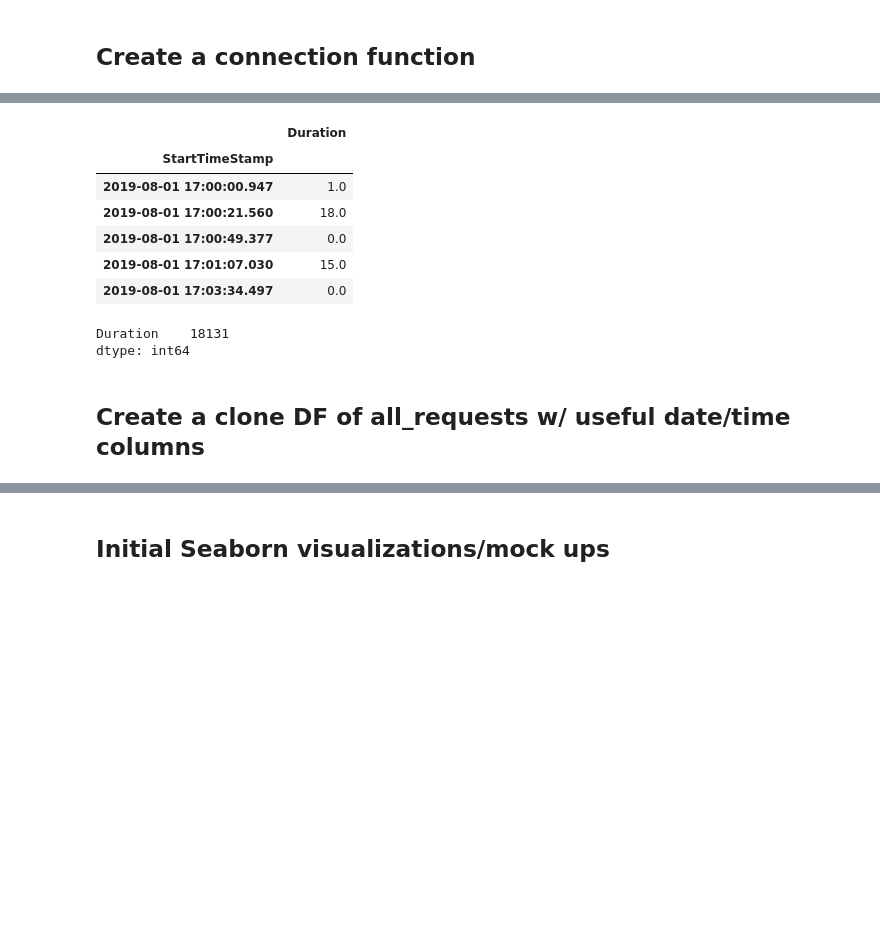
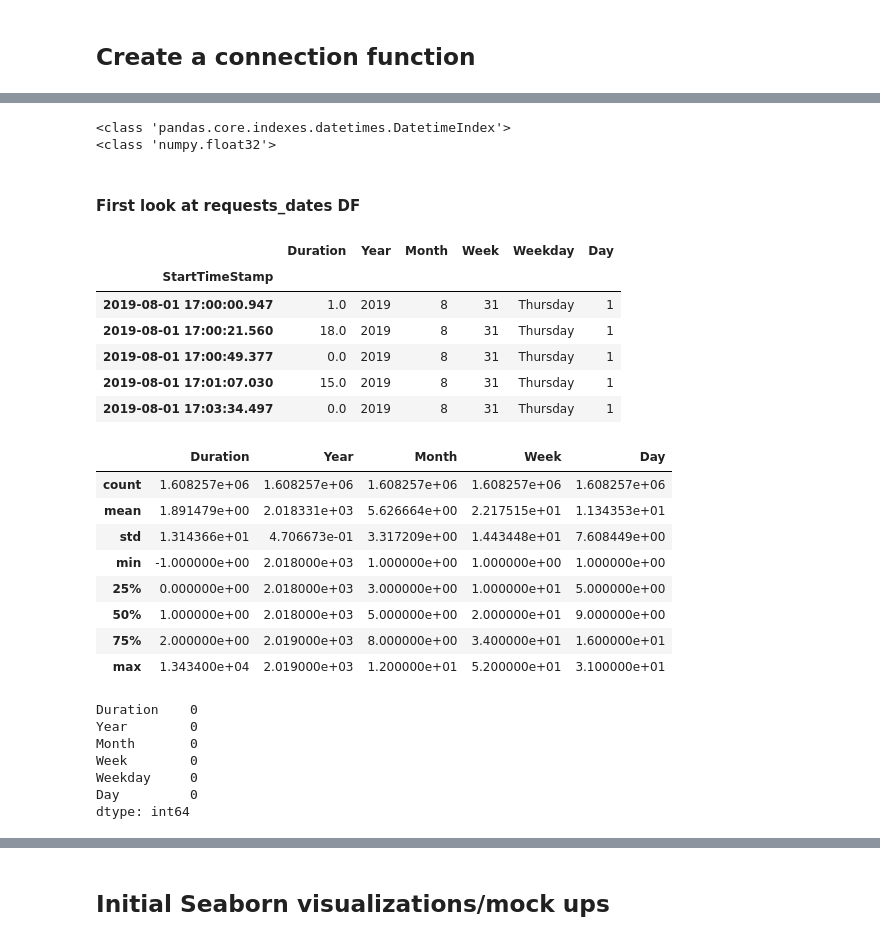
Before and after one commit to leilanihagen/interject-datacell-request-time-data-exploration, a Jupyter notebook: datacell_request_time_v2.ipynb, the cells around one changed output, grey strips where cells are left out. Drawn from its saved outputs; the diff is of its cells as text; code cells hidden in the pictures; blank space fills up the shorter version.

```diff
--- a/datacell_request_time_v2.ipynb
+++ b/datacell_request_time_v2.ipynb
@@ -65,0 +87,29 @@ True
+# %%
+def reload_requests_dates_dataframe(start_year: int, end_year: int) -> pd.DataFrame:
+    ''' Reload the requests_dates DataFrame for a new year range. Gives the option of passing
+        in an existing instance of requests DF (must be from a call to reload_requests_dataframe())
+        or, if dataframe=None, this function will instantiate a new basis requests DF. '''
+
+    # BUGGGY:
+#     if (dataframe is None):
+#         requests_base = reload_requests_dataframe(start_year, end_year)
+#         # Decrease memory usage for requests_base:
+#         requests_base['Duration'] = requests_base['Duration'].astype('float32')
+#     else:
+#         requests_base = dataframe
+
+    requests_base = reload_requests_dataframe(start_year, end_year)
+
+    # Create DF of requests with useful dates columns:
+    requests_dates = requests_base
+    requests_dates['Year'] = requests_base.index.year
+    requests_dates['Month'] = requests_base.index.month
+    requests_dates['Week'] = requests_base.index.week
+    requests_dates['Weekday'] = requests_base.index.weekday_name
+    requests_dates['Day'] = requests_base.index.day
+#     requests_dates.dropna(inplace=True)
+
+    # Decrease memory usage for requests_dates:
+    requests_dates[['Year', 'Month', 'Week', 'Day']] = requests_dates[['Year', 'Month', 'Week', 'Day']].astype('int16')
+
+    return requests_dates
@@ -80,17 +154,40 @@ all_requests.describe()
+# %%
+print(type(requests.index))
+print(type(requests['Duration'][0]))
+# %% [output]
+<class 'pandas.core.indexes.datetimes.DatetimeIndex'>
+<class 'numpy.float32'>
+# %% [markdown]
+#### First look at requests_dates DF
 # %%
-all_requests.head()
+requests_dates.head()
 # %% [output]
-|  | Duration |
-| StartTimeStamp |  |
-| 2019-08-01 17:00:00.947 | 1.0 |
-| 2019-08-01 17:00:21.560 | 18.0 |
-| 2019-08-01 17:00:49.377 | 0.0 |
-| 2019-08-01 17:01:07.030 | 15.0 |
-| 2019-08-01 17:03:34.497 | 0.0 |
+|  | Duration | Year | Month | Week | Weekday | Day |
+| StartTimeStamp |  |  |  |  |  |  |
+| 2019-08-01 17:00:00.947 | 1.0 | 2019 | 8 | 31 | Thursday | 1 |
+| 2019-08-01 17:00:21.560 | 18.0 | 2019 | 8 | 31 | Thursday | 1 |
+| 2019-08-01 17:00:49.377 | 0.0 | 2019 | 8 | 31 | Thursday | 1 |
+| 2019-08-01 17:01:07.030 | 15.0 | 2019 | 8 | 31 | Thursday | 1 |
+| 2019-08-01 17:03:34.497 | 0.0 | 2019 | 8 | 31 | Thursday | 1 |
+# %%
+requests_dates.describe()
+# %% [output]
+|  | Duration | Year | Month | Week | Day |
+| count | 1.608257e+06 | 1.608257e+06 | 1.608257e+06 | 1.608257e+06 | 1.608257e+06 |
+| mean | 1.891479e+00 | 2.018331e+03 | 5.626664e+00 | 2.217515e+01 | 1.134353e+01 |
+| std | 1.314366e+01 | 4.706673e-01 | 3.317209e+00 | 1.443448e+01 | 7.608449e+00 |
+| min | -1.000000e+00 | 2.018000e+03 | 1.000000e+00 | 1.000000e+00 | 1.000000e+00 |
+| 25% | 0.000000e+00 | 2.018000e+03 | 3.000000e+00 | 1.000000e+01 | 5.000000e+00 |
+| 50% | 1.000000e+00 | 2.018000e+03 | 5.000000e+00 | 2.000000e+01 | 9.000000e+00 |
+| 75% | 2.000000e+00 | 2.019000e+03 | 8.000000e+00 | 3.400000e+01 | 1.600000e+01 |
+| max | 1.343400e+04 | 2.019000e+03 | 1.200000e+01 | 5.200000e+01 | 3.100000e+01 |
 # %%
-all_requests.isna().sum()
+requests_dates.isna().sum()
 # %% [output]
-Duration    18131
+Duration    0
+Year        0
+Month       0
+Week        0
+Weekday     0
+Day         0
 dtype: int64
-# %% [markdown]
-## Create a clone DF of all_requests w/ useful date/time columns
```
Also changed, not shown: parts of 22 cells of this notebook.
